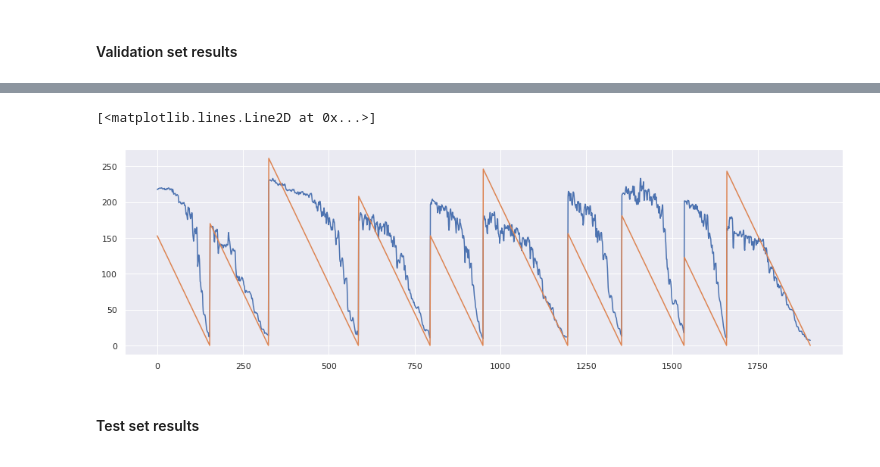
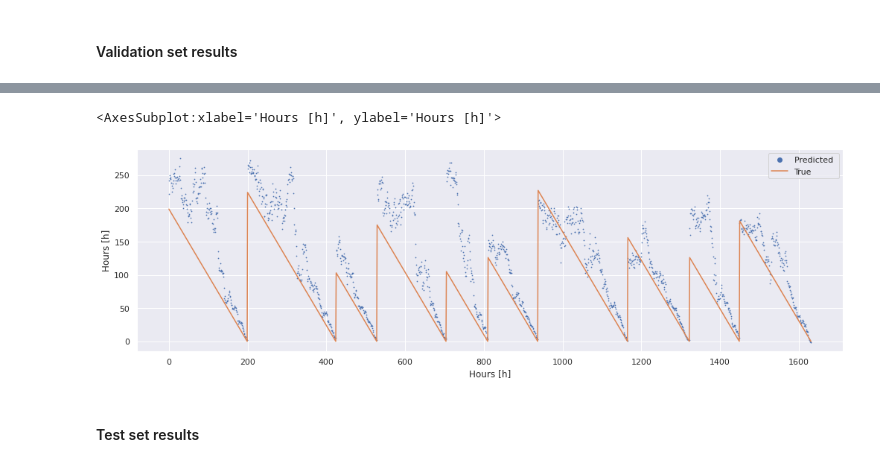
Before and after one commit to lucianolorenti/ceruleo, a Jupyter notebook: docs/models/Models.ipynb, the cells around one changed output, grey strips where cells are left out. Drawn from its saved outputs; the diff is of its cells as text; code cells hidden in the pictures.

```diff
--- a/docs/models/Models.ipynb
+++ b/docs/models/Models.ipynb
@@ -91,6 +96,7 @@ test_iterator = WindowedDatasetIterator(
 # %% [markdown]
 ### Build tensorflow model
 # %%
+
 from tensorflow.keras import Model, Input
 from tensorflow.keras.layers import (Conv1D,
                                      SeparableConv1D,
@@ -110,5 +116,5 @@ x = Dense(1, activation='linear')(x)
 
 model = Model(input, x)
 model.compile(loss='mae',
-              optimizer=tf.keras.optimizers.Adam(learning_rate=0.00005),
+              optimizer=tf.keras.optimizers.Adam(learning_rate=0.001),
               weighted_metrics=[])
@@ -149,6 +144,7 @@ _________________________________________________________________
 
 model.fit(tf_regression_dataset(train_iterator).batch(32),
          validation_data=tf_regression_dataset(val_iterator).batch(32),
-         epochs=25)
+         epochs=25,
+         callbacks=[EarlyStopping(patience=5)])
 # %% [output]
 Epoch 1/25
@@ -176,7 +168,11 @@ Epoch 25/25
 # %% [markdown]
 #### Validation set results
 # %%
-fig, ax = plt.subplots(figsize=(17, 5))
-ax.plot(model.predict(tf_regression_dataset(val_iterator).batch(32)))
-ax.plot(true_values(val_iterator))
+plot_predictions(
+    (
+        true_values(val_iterator),
+        model.predict(tf_regression_dataset(val_iterator).batch(32))
+    ),
+    figsize=(17, 5)
+)
 # %% [output]
@@ -184,5 +180,5 @@ ax.plot(true_values(val_iterator))
-[<matplotlib.lines.Line2D at 0x...>]
+<AxesSubplot:xlabel='Hours [h]', ylabel='Hours [h]'>
-[figure, old version]
+[figure, new version]
 # %% [markdown]
 #### Test set results
 # %%
```
Also changed, not shown: parts of 39 cells of this notebook, 21 other files.
